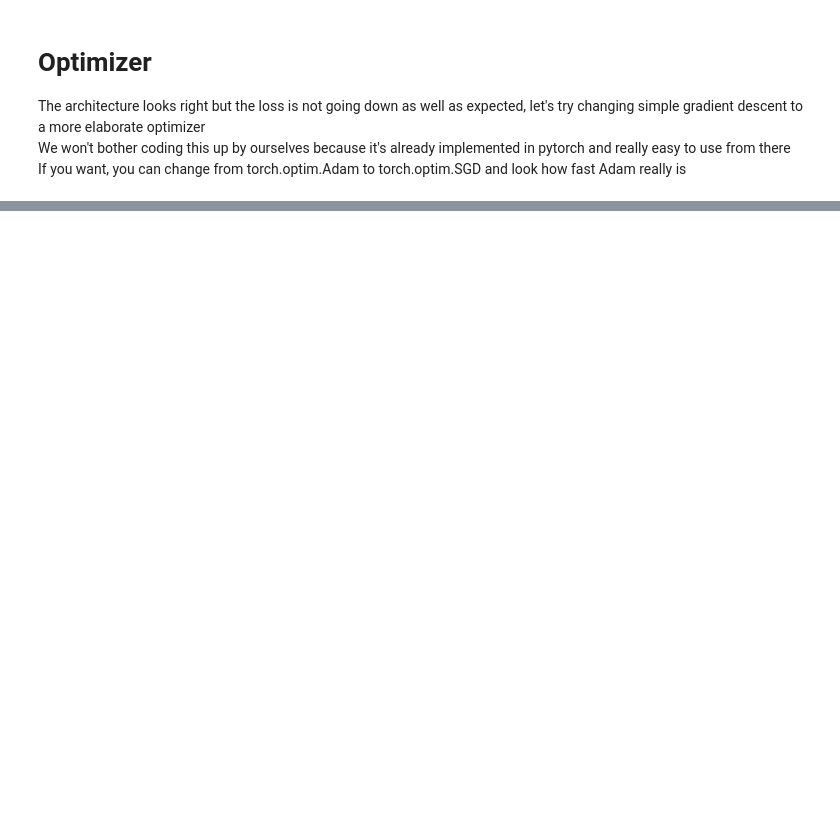
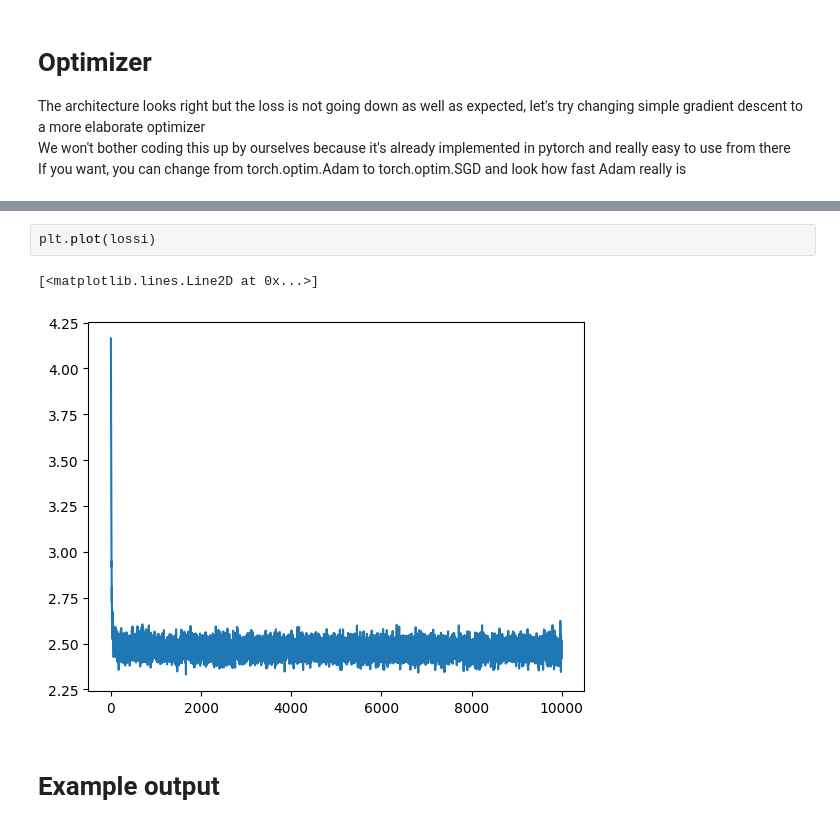
Before and after one commit to LucaM185/GPTs-from-scratch, a Jupyter notebook: 3 - Perceptron for Text.ipynb, the cells around one changed output, grey strips where cells are left out. Saved outputs shown, nothing was run; the diff lists cells and outputs as text; blank space fills up the shorter version.

```diff
--- a/3 - Perceptron for Text.ipynb
+++ b/3 - Perceptron for Text.ipynb
@@ -196,0 +217,7 @@ for epoch in range(epochs):
+# %%
+plt.plot(lossi)
+# %% [output]
+[<matplotlib.lines.Line2D at 0x...>]
+[figure, added]
+# %% [markdown]
+# Example output
```
Also changed, not shown: parts of 9 cells of this notebook, 4 other files.
